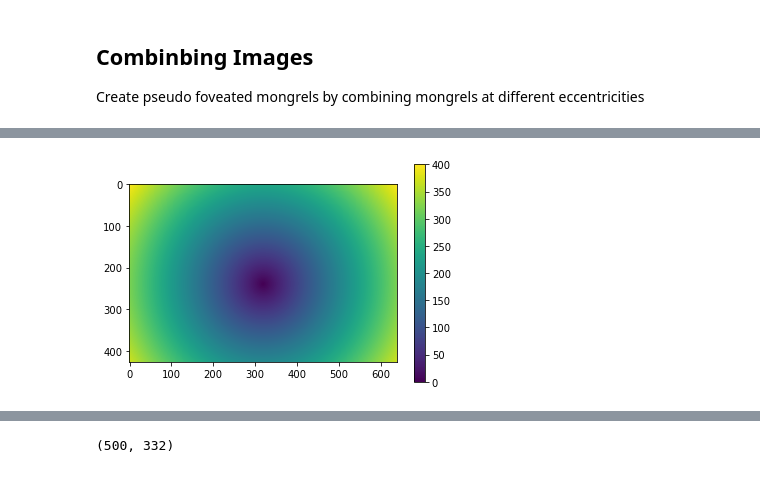
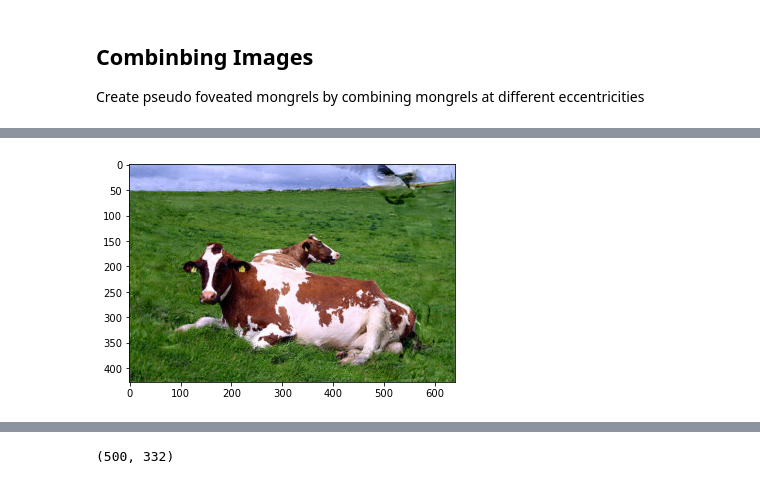
Before and after one commit to RosenholtzLab/TTM, a Jupyter notebook: SewPsudoFoveatedMongrel.ipynb, the cells around one changed output, grey strips where cells are left out. Cells and saved outputs as stored; diff of their text form; code cells hidden in the pictures.

Commit message:
foveated image function for all images and bounded above by best case eccentricity

```diff
--- a/SewPsudoFoveatedMongrel.ipynb
+++ b/SewPsudoFoveatedMongrel.ipynb
@@ -14,7 +14,7 @@ eccentricities = [0,150,300,450]
 
 image_name = str(image_number).zfill(12)
 # %%
-def readin_mongrels(eccentricities_list):
+def readin_mongrels(eccentricities_list, image_name, base_directory, showims=False):
     imgs = []
 
     #original image
@@ -23,21 +23,24 @@ def readin_mongrels(eccentricities_list):
     ori_img = cv2.imread(original_fname)
     ori_img = cv2.cvtColor(ori_img, cv2.COLOR_BGR2RGB)
     imgs.append(ori_img)
-    plt.imshow(ori_img)
-    plt.show()
+    if(showims):
+        plt.imshow(ori_img)
+        plt.show()
 
     #eccentricities
     for e in eccentricities_list[1:]:
-        mongrel_fname = f'{base_directory}/{image_name}_X{e}_YNaN_2022-08-09_uniform_60olap_{e}/mongrelized_{image_name}_uniform_60olap_{e}.png'
+        mongrel_fname = f'{base_directory}/{image_name}_X{e}_YNaN_2022-08-12_uniform_60olap_{e}/mongrelized_{image_name}_uniform_60olap_{e}.png'
         mong = cv2.imread(mongrel_fname)
         mong = cv2.cvtColor(mong, cv2.COLOR_BGR2RGB)
         imgs.append(mong)
         #print(mong)
-        plt.imshow(mong)
-        plt.show()
+
+        if(showims):
+            plt.imshow(mong)
+            plt.show()
     return(imgs)
 
-mongs = readin_mongrels(eccentricities)
+mongs = readin_mongrels(eccentricities, image_name, base_directory, showims=True)
 # %% [output]
 ./coco_test/000000000019.jpg
 [figure]
@@ -47,60 +54,49 @@ mongs = readin_mongrels(eccentricities)
 # %%
-foveation_location = (320,240)
-fovea_size = 16
+def create_psuedo_foveated_img(mongrel_vector):
 
-img_shape = np.shape(mongs[0])
+    foveation_location = (320,240)
+    fovea_size = 16
 
-# Calculate the indices from the image
-y, x = np.indices(img_shape[:-1])
-num_bins = np.min(img_shape[:-1])
+    img_shape = np.shape(mongrel_vector[0])
 
-normalized = ((x-foveation_location[0]),(y-foveation_location[1]))
-r = np.hypot(normalized[0], normalized[1])
+    # Calculate the indices from the image
+    y, x = np.indices(img_shape[:-1])
+    num_bins = np.min(img_shape[:-1])
 
-pseudo_foveated = np.zeros_like(mongs[0])
-print(pseudo_foveated.shape)
+    normalized = ((x-foveation_location[0]),(y-foveation_location[1]))
+    r = np.hypot(normalized[0], normalized[1])
 
-for i, ecc in enumerate(eccentricities):
-    if(i==0):
-        min_ecc = 0
-        max_ecc = fovea_size
-    elif(i==1):
-        min_ecc = fovea_size
-        max_ecc = eccentricities[i]
-    else:
-        min_ecc = eccentricities[i-1]
-        max_ecc = eccentricities[i]
+    pseudo_foveated = np.zeros_like(mongrel_vector[0])
 
-    print(i,ecc, min_ecc, max_ecc)
+    for i, ecc in enumerate(eccentricities):
+        if(i==0):
+            min_ecc = 0
+            max_ecc = fovea_size
+        # elif(i==1):
+        #     min_ecc = fovea_size
+        #     max_ecc = eccentricities[i]
+        else:
+            min_ecc = eccentricities[i-1]
+            max_ecc = eccentricities[i]
 
-    #don't calculate corners
-    ecc_mask = np.where((r>=min_ecc) & (r<max_ecc), True, False)
+        #print(i,ecc, min_ecc, max_ecc)
 
+        #don't calculate corners
+        ecc_mask = np.where((r>=min_ecc) & (r<max_ecc), True, False)
 
-    plt.imshow(r)
-    plt.colorbar()
-    plt.show()
+#         debugging
+#         plt.imshow(r)
+#         plt.colorbar()
+#         plt.show()
 
-    plt.imshow(1*ecc_mask)
-    plt.colorbar()
-    plt.show()
+#         plt.imshow(1*ecc_mask)
+#         plt.colorbar()
+#         plt.show()
 
-    pseudo_foveated[ecc_mask,:] = mongs[i][ecc_mask,:]
+        pseudo_foveated[ecc_mask,:] = mongrel_vector[i-1][ecc_mask,:]
 
-#     # number of bins should be equivalent to the number of bins along the shortest axis of the image.
-#     if(bin_in_log):
-#         bin_edges = np.histogram_bin_edges(np.log(r), num_bins)
-#         bin_edges = np.exp(bin_edges)
-#     else:
-#         bin_edges = np.histogram_bin_edges(r,num_bins)
+    return(pseudo_foveated)
 
-#     r_binned = np.digitize(r, bin_edges)
-#     binmean = np.zeros(num_bins)
-#     for i in range(num_bins):
-#         #if(len(r_binned[r_binned==i+1])>0):
-#         binmean[i] = np.mean(image[np.where(r_binned==i+1)])
-#         #else:
-#         #    binmean[i] = 0
-#     bin_centers = bin_edges[:-1] + ((bin_edges[1]-bin_edges[0])/2)
-#     bin_centers = (bin_centers/np.max(bin_centers))*nyquist
+psuedo_foveated_mongrel = create_psuedo_foveated_img(mongs)
+plt.imshow(psuedo_foveated_mongrel)
 # %% [output]
@@ -109 +104 @@ for i, ecc in enumerate(eccentricities):
-[figure, old version]
+[figure, new version]
```
Also changed, not shown: parts of 4 cells of this notebook.
